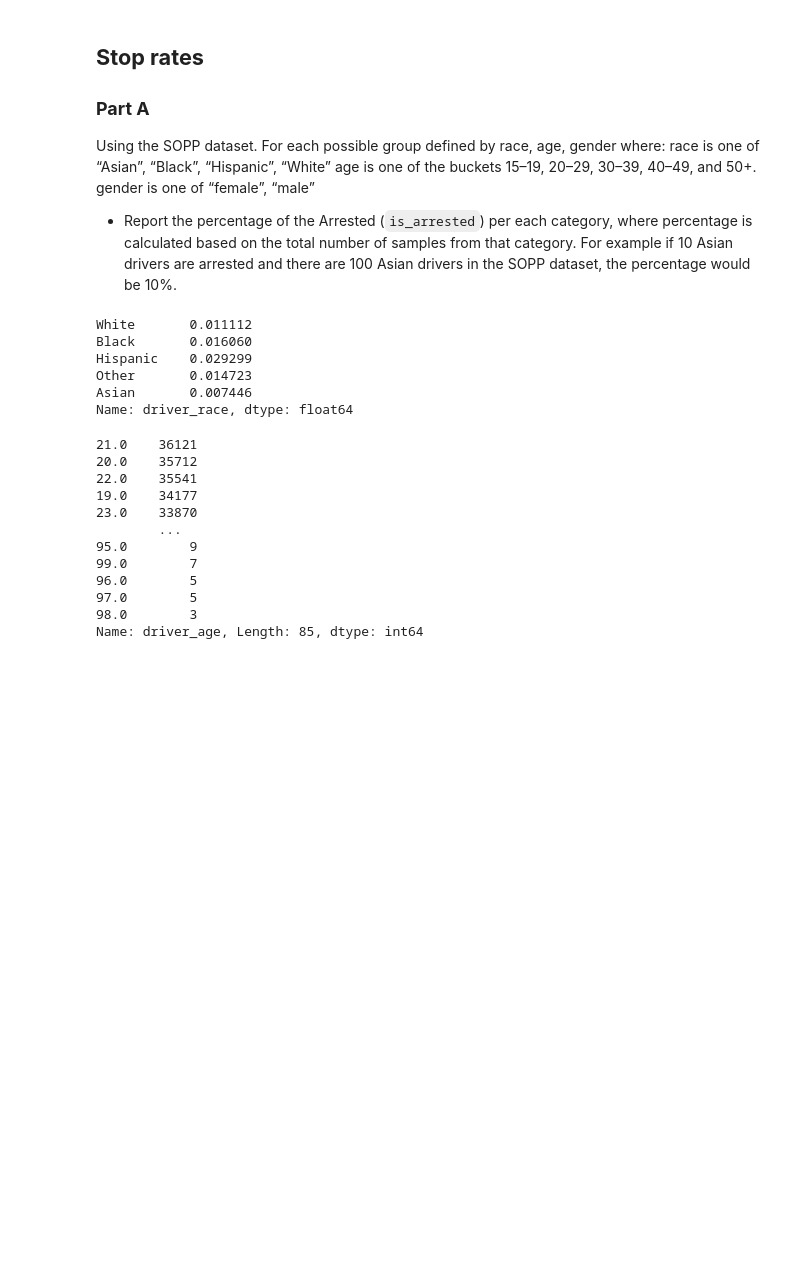
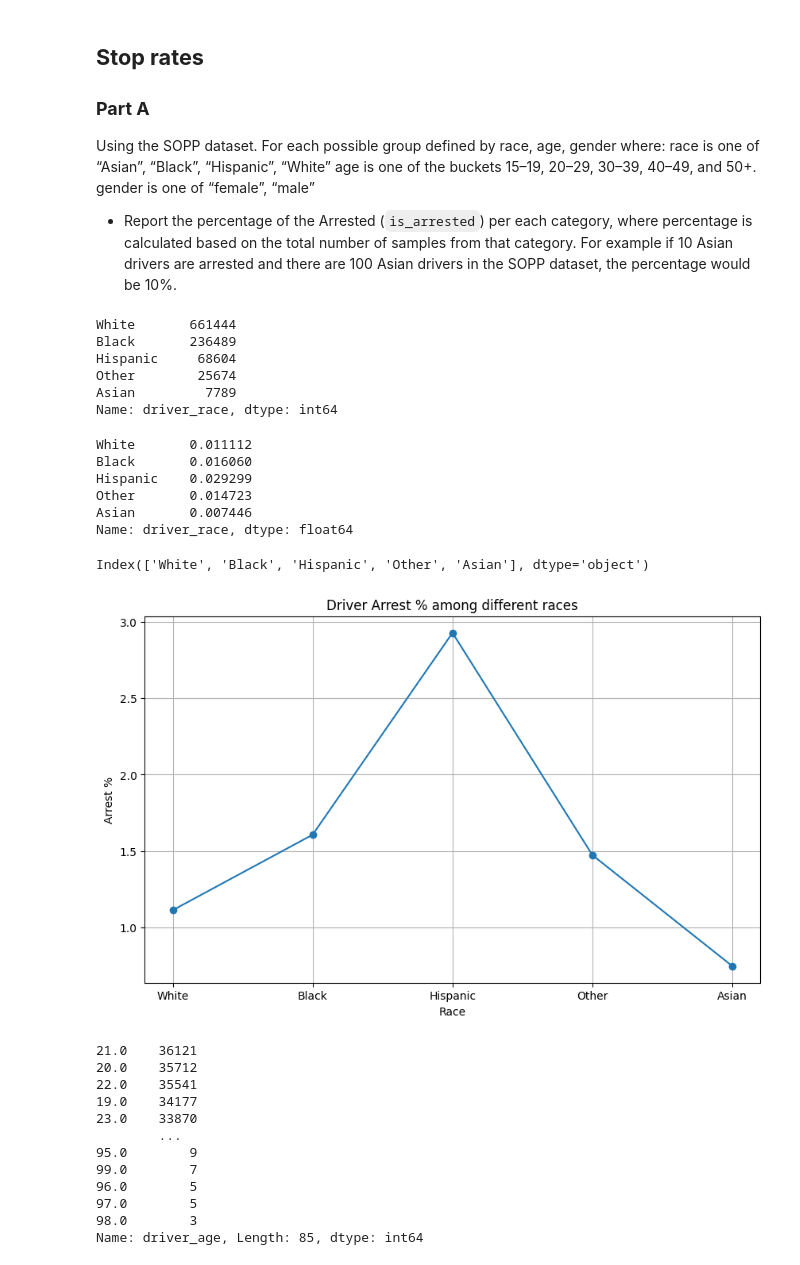
Before and after one commit to Sumitjh26997/CSS581-ML, a Jupyter notebook: hw2.ipynb, the cells around one changed output. Cells and saved outputs as stored; diff of their text form; code cells hidden in the pictures; blank space fills up the shorter version.

```diff
--- a/hw2.ipynb
+++ b/hw2.ipynb
@@ -92,6 +92,15 @@ race is one of “Asian”, “Black”, “Hispanic”, “White”
 age is one of the buckets 15–19, 20–29, 30–39, 40–49, and 50+.
 gender is one of “female”, “male”
    - Report the percentage of the Arrested (`is_arrested`) per each category, where percentage is calculated based on the total number of samples from that category. For example if 10 Asian drivers are arrested and there are 100 Asian drivers in the SOPP dataset, the percentage would be 10%.
+# %%
+resampled_data.driver_race.value_counts()
+# %% [output]
+White       661444
+Black       236489
+Hispanic     68604
+Other        25674
+Asian         7789
+Name: driver_race, dtype: int64
 # %%
 total_drivers_race = resampled_data.driver_race.value_counts()
 total_arrested_drivers_race = resampled_data.loc[resampled_data.is_arrested == True].driver_race.value_counts()
@@ -105,6 +114,26 @@ Hispanic    0.029299
 Other       0.014723
 Asian       0.007446
 Name: driver_race, dtype: float64
+# %%
+driver_race_percentage.index
+# %% [output]
+Index(['White', 'Black', 'Hispanic', 'Other', 'Asian'], dtype='object')
+# %%
+import matplotlib.pyplot as plt
+
+plt.figure(figsize=(10,6))
+labels = driver_race_percentage.index
+
+plt.plot(labels, driver_race_percentage * 100, marker='o')
+
+plt.title('Driver Arrest % among different races')
+plt.xlabel('Race')
+plt.ylabel('Arrest %')
+
+plt.grid(True)
+plt.show()
+# %% [output]
+[figure, added]
 # %%
 resampled_data.driver_age.value_counts()
 # %% [output]
```
Also changed, not shown: parts of 7 cells of this notebook.
